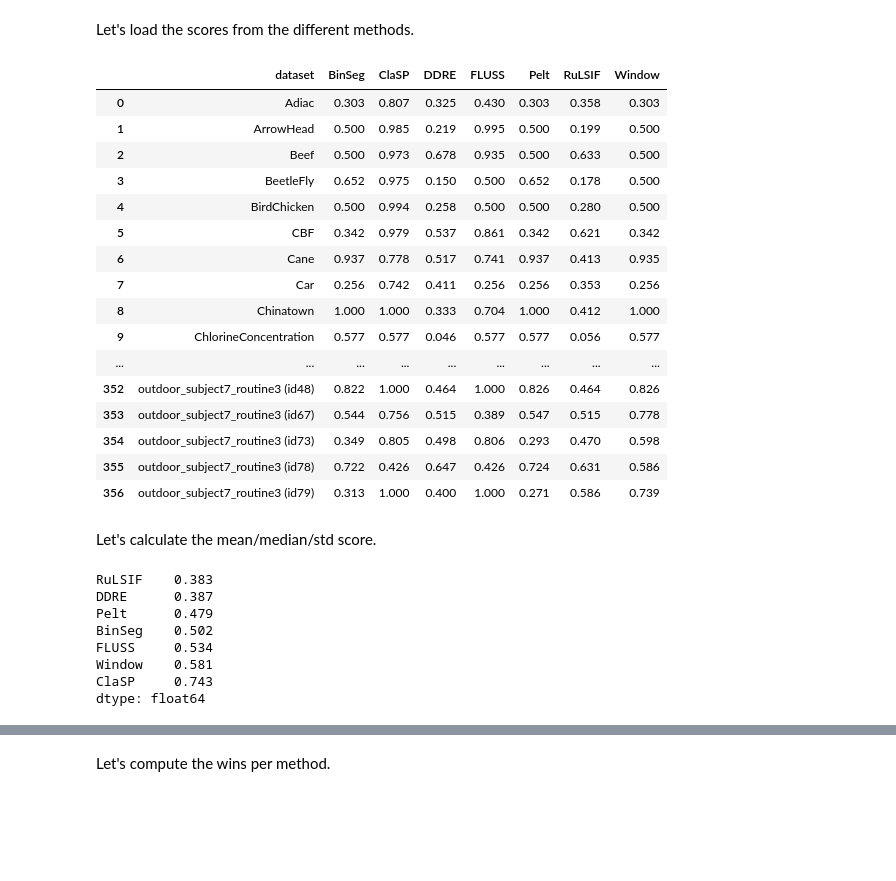
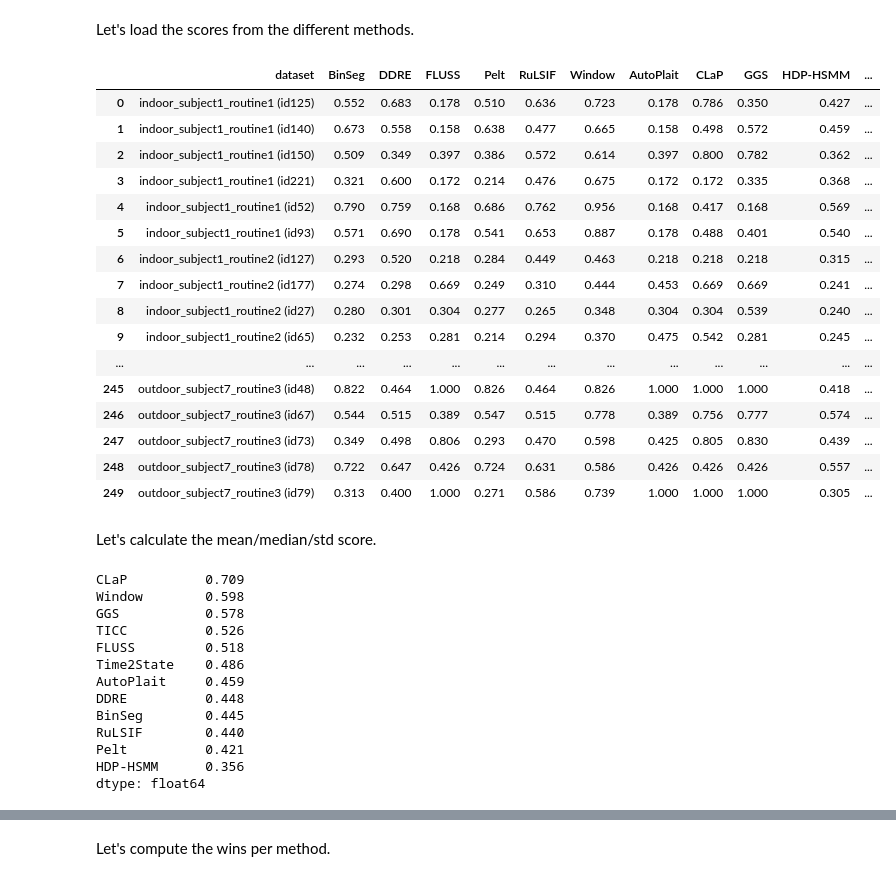
Before and after one commit to ermshaua/classification-label-profile, a Jupyter notebook: notebooks/comparative_analysis/segmentation_competitor_combined.ipynb, the cells around one changed output, grey strips where cells are left out. Saved outputs shown, nothing was run; the diff lists cells and outputs as text; code cells hidden in the pictures; blank space fills up the shorter version.

```diff
--- a/notebooks/comparative_analysis/segmentation_competitor_combined.ipynb
+++ b/notebooks/comparative_analysis/segmentation_competitor_combined.ipynb
@@ -35,61 +33,70 @@ eval_score = "covering_score"
 # %% [markdown]
 Let's load the scores from the different methods.
 # %%
-competitors = ["BinSeg", "ClaSP", "DDRE", "FLUSS", "Pelt", "RuLSIF", "Window"]
-datasets = ["UTSA", "TSSB", "HAS"]
+c1 = ["BinSeg", "DDRE", "FLUSS", "Pelt", "RuLSIF", "Window"]
+c2 = ["AutoPlait", "CLaP", "GGS", "HDP-HSMM", "TICC", "Time2State"]
+
+datasets = ["HAS"] #
 methods, dfs = list(), list()
 
-for candidate_name in competitors:
-    methods.append((candidate_name, f"{candidate_name}.csv.gz"))
+for candidate_name in c1:
+    methods.append((candidate_name, "segmentation", f"{candidate_name}.csv.gz"))
 
-for idx, (name, file_name) in enumerate(tqdm(methods)):
+for candidate_name in c2:
+    methods.append((candidate_name, "state_detection", f"{candidate_name}.csv.gz"))
+
+for idx, (name, comp_type, file_name) in enumerate(methods):
     df = []
 
     for d in datasets:
-        df.append(pd.read_csv(f"../../experiments/segmentation/{d}_{file_name}", usecols=["dataset", eval_score],
-                              compression="gzip"))
+        df.append(pd.read_csv(f"../../experiments/{comp_type}/{d}_{file_name}", usecols=["dataset", eval_score], compression="gzip"))
 
     df = pd.concat(df)
     df.sort_values(by="dataset", inplace=True)
     dfs.append((name, df))
 
 df_scores = pd.DataFrame()
 
 for name, df in dfs:
     df_scores["dataset"] = df.dataset
     df_scores[name] = df[eval_score]
 
 df_scores.reset_index(drop=True, inplace=True)
 df_scores
 # %% [output]
-|  | dataset | BinSeg | ClaSP | DDRE | FLUSS | Pelt | RuLSIF | Window |
-| 0 | Adiac | 0.303 | 0.807 | 0.325 | 0.430 | 0.303 | 0.358 | 0.303 |
-| 1 | ArrowHead | 0.500 | 0.985 | 0.219 | 0.995 | 0.500 | 0.199 | 0.500 |
-| 2 | Beef | 0.500 | 0.973 | 0.678 | 0.935 | 0.500 | 0.633 | 0.500 |
-| 3 | BeetleFly | 0.652 | 0.975 | 0.150 | 0.500 | 0.652 | 0.178 | 0.500 |
-| 4 | BirdChicken | 0.500 | 0.994 | 0.258 | 0.500 | 0.500 | 0.280 | 0.500 |
-| 5 | CBF | 0.342 | 0.979 | 0.537 | 0.861 | 0.342 | 0.621 | 0.342 |
-| 6 | Cane | 0.937 | 0.778 | 0.517 | 0.741 | 0.937 | 0.413 | 0.935 |
-| 7 | Car | 0.256 | 0.742 | 0.411 | 0.256 | 0.256 | 0.353 | 0.256 |
-| 8 | Chinatown | 1.000 | 1.000 | 0.333 | 0.704 | 1.000 | 0.412 | 1.000 |
-| 9 | ChlorineConcentration | 0.577 | 0.577 | 0.046 | 0.577 | 0.577 | 0.056 | 0.577 |
-| ... | ... | ... | ... | ... | ... | ... | ... | ... |
-| 352 | outdoor_subject7_routine3 (id48) | 0.822 | 1.000 | 0.464 | 1.000 | 0.826 | 0.464 | 0.826 |
-| 353 | outdoor_subject7_routine3 (id67) | 0.544 | 0.756 | 0.515 | 0.389 | 0.547 | 0.515 | 0.778 |
-| 354 | outdoor_subject7_routine3 (id73) | 0.349 | 0.805 | 0.498 | 0.806 | 0.293 | 0.470 | 0.598 |
-| 355 | outdoor_subject7_routine3 (id78) | 0.722 | 0.426 | 0.647 | 0.426 | 0.724 | 0.631 | 0.586 |
-| 356 | outdoor_subject7_routine3 (id79) | 0.313 | 1.000 | 0.400 | 1.000 | 0.271 | 0.586 | 0.739 |
+|  | dataset | BinSeg | DDRE | FLUSS | Pelt | RuLSIF | Window | AutoPlait | CLaP | GGS | HDP-HSMM | ... |
+| 0 | indoor_subject1_routine1 (id125) | 0.552 | 0.683 | 0.178 | 0.510 | 0.636 | 0.723 | 0.178 | 0.786 | 0.350 | 0.427 | ... |
+| 1 | indoor_subject1_routine1 (id140) | 0.673 | 0.558 | 0.158 | 0.638 | 0.477 | 0.665 | 0.158 | 0.498 | 0.572 | 0.459 | ... |
+| 2 | indoor_subject1_routine1 (id150) | 0.509 | 0.349 | 0.397 | 0.386 | 0.572 | 0.614 | 0.397 | 0.800 | 0.782 | 0.362 | ... |
+| 3 | indoor_subject1_routine1 (id221) | 0.321 | 0.600 | 0.172 | 0.214 | 0.476 | 0.675 | 0.172 | 0.172 | 0.335 | 0.368 | ... |
+| 4 | indoor_subject1_routine1 (id52) | 0.790 | 0.759 | 0.168 | 0.686 | 0.762 | 0.956 | 0.168 | 0.417 | 0.168 | 0.569 | ... |
+| 5 | indoor_subject1_routine1 (id93) | 0.571 | 0.690 | 0.178 | 0.541 | 0.653 | 0.887 | 0.178 | 0.488 | 0.401 | 0.540 | ... |
+| 6 | indoor_subject1_routine2 (id127) | 0.293 | 0.520 | 0.218 | 0.284 | 0.449 | 0.463 | 0.218 | 0.218 | 0.218 | 0.315 | ... |
+| 7 | indoor_subject1_routine2 (id177) | 0.274 | 0.298 | 0.669 | 0.249 | 0.310 | 0.444 | 0.453 | 0.669 | 0.669 | 0.241 | ... |
+| 8 | indoor_subject1_routine2 (id27) | 0.280 | 0.301 | 0.304 | 0.277 | 0.265 | 0.348 | 0.304 | 0.304 | 0.539 | 0.240 | ... |
+| 9 | indoor_subject1_routine2 (id65) | 0.232 | 0.253 | 0.281 | 0.214 | 0.294 | 0.370 | 0.475 | 0.542 | 0.281 | 0.245 | ... |
+| ... | ... | ... | ... | ... | ... | ... | ... | ... | ... | ... | ... | ... |
+| 245 | outdoor_subject7_routine3 (id48) | 0.822 | 0.464 | 1.000 | 0.826 | 0.464 | 0.826 | 1.000 | 1.000 | 1.000 | 0.418 | ... |
+| 246 | outdoor_subject7_routine3 (id67) | 0.544 | 0.515 | 0.389 | 0.547 | 0.515 | 0.778 | 0.389 | 0.756 | 0.777 | 0.574 | ... |
+| 247 | outdoor_subject7_routine3 (id73) | 0.349 | 0.498 | 0.806 | 0.293 | 0.470 | 0.598 | 0.425 | 0.805 | 0.830 | 0.439 | ... |
+| 248 | outdoor_subject7_routine3 (id78) | 0.722 | 0.647 | 0.426 | 0.724 | 0.631 | 0.586 | 0.426 | 0.426 | 0.426 | 0.557 | ... |
+| 249 | outdoor_subject7_routine3 (id79) | 0.313 | 0.400 | 1.000 | 0.271 | 0.586 | 0.739 | 1.000 | 1.000 | 1.000 | 0.305 | ... |
 # %% [markdown]
 Let's calculate the mean/median/std score.
 # %%
-df_scores.iloc[:,1:].mean(axis=0).sort_values().round(3)
+df_scores.iloc[:,1:].mean(axis=0).sort_values(ascending=False).round(3)
 # %% [output]
-RuLSIF    0.383
-DDRE      0.387
-Pelt      0.479
-BinSeg    0.502
-FLUSS     0.534
-Window    0.581
-ClaSP     0.743
+CLaP          0.709
+Window        0.598
+GGS           0.578
+TICC          0.526
+FLUSS         0.518
+Time2State    0.486
+AutoPlait     0.459
+DDRE          0.448
+BinSeg        0.445
+RuLSIF        0.440
+Pelt          0.421
+HDP-HSMM      0.356
 dtype: float64
 # %%
```
Also changed, not shown: parts of 11 cells of this notebook, 15 other files.
